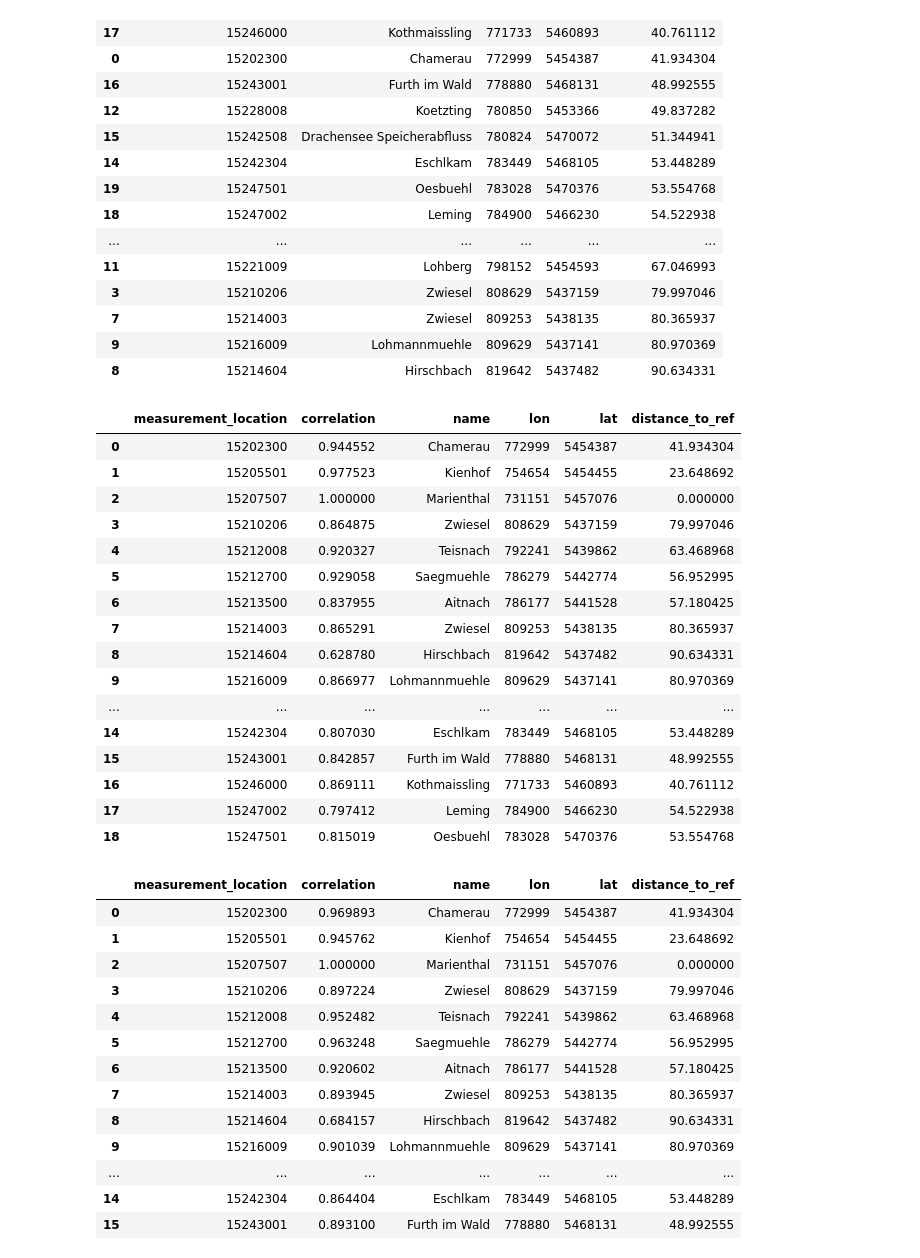
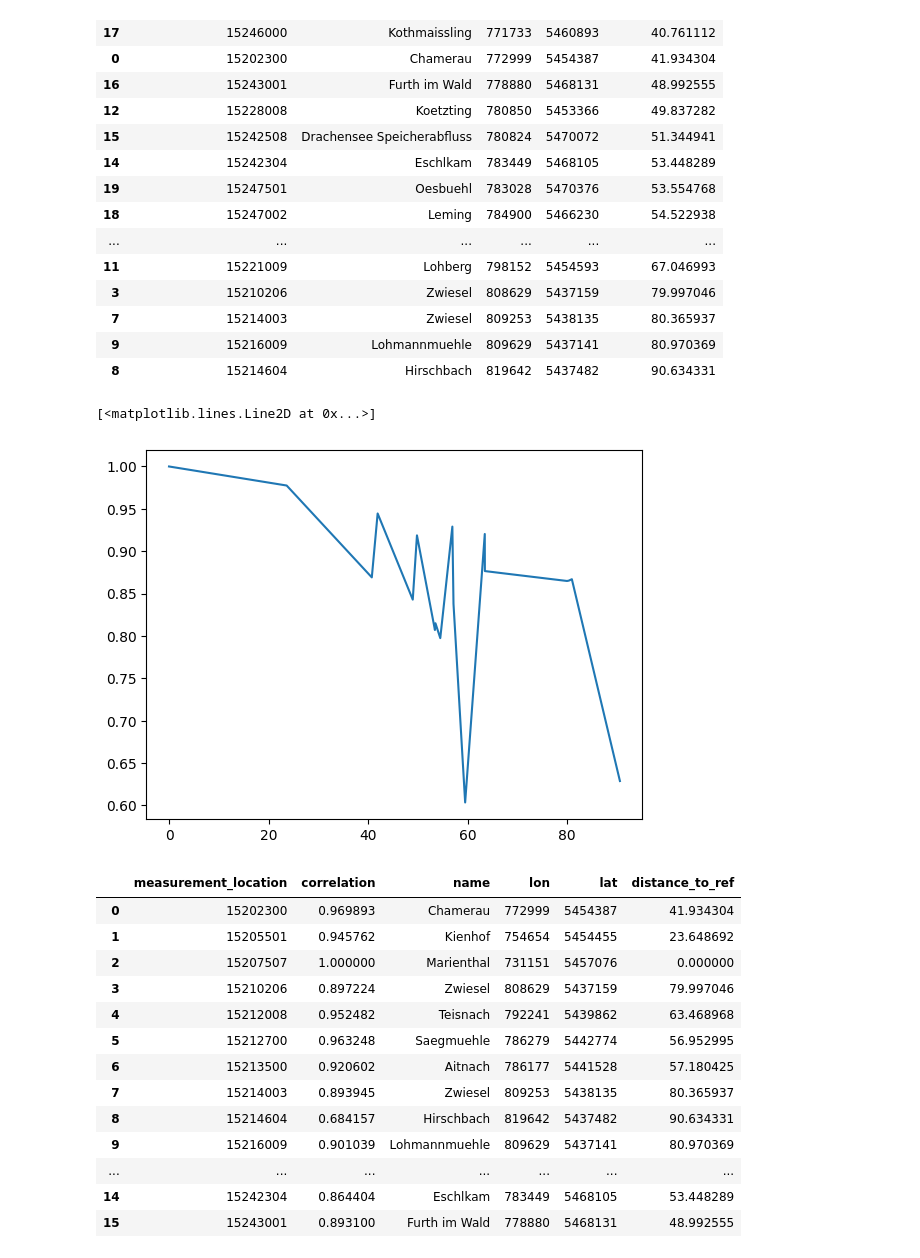
Before and after one commit to henrifnk/Seminar_ClimateNStatistics, a Jupyter notebook: work/07-hydroLSTM/notebooks/data_analysis.ipynb, the cells around one changed output. Saved outputs shown, nothing was run; the diff lists cells and outputs as text; code cells hidden in the pictures.

```diff
--- a/work/07-hydroLSTM/notebooks/data_analysis.ipynb
+++ b/work/07-hydroLSTM/notebooks/data_analysis.ipynb
@@ -152,28 +148,12 @@ stream_gauges
 # %%
 corr_matrix_with_15207507 = rolling_df.corr().loc[:, ['15207507']].reset_index()
 corr_matrix_with_15207507['measurement_location'] = corr_matrix_with_15207507['measurement_location'].astype(pd.Int64Dtype())
 corr_sorted = corr_matrix_with_15207507.merge(stream_gauges,on ='measurement_location')
 corr_sorted = corr_sorted.rename(columns={'15207507' : 'correlation'})
-# plt.plot(corr_sorted.sort_values('distance_to_ref')['distance_to_ref'].values,corr_sorted.sort_values('distance_to_ref')['correlation'].values)
-corr_sorted
+plt.plot(corr_sorted.sort_values('distance_to_ref')['distance_to_ref'].values,corr_sorted.sort_values('distance_to_ref')['correlation'].values)
 # %% [output]
-|  | measurement_location | correlation | name | lon | lat | distance_to_ref |
-| 0 | 15202300 | 0.944552 | Chamerau | 772999 | 5454387 | 41.934304 |
-| 1 | 15205501 | 0.977523 | Kienhof | 754654 | 5454455 | 23.648692 |
-| 2 | 15207507 | 1.000000 | Marienthal | 731151 | 5457076 | 0.000000 |
-| 3 | 15210206 | 0.864875 | Zwiesel | 808629 | 5437159 | 79.997046 |
-| 4 | 15212008 | 0.920327 | Teisnach | 792241 | 5439862 | 63.468968 |
-| 5 | 15212700 | 0.929058 | Saegmuehle | 786279 | 5442774 | 56.952995 |
-| 6 | 15213500 | 0.837955 | Aitnach | 786177 | 5441528 | 57.180425 |
-| 7 | 15214003 | 0.865291 | Zwiesel | 809253 | 5438135 | 80.365937 |
-| 8 | 15214604 | 0.628780 | Hirschbach | 819642 | 5437482 | 90.634331 |
-| 9 | 15216009 | 0.866977 | Lohmannmuehle | 809629 | 5437141 | 80.970369 |
-| ... | ... | ... | ... | ... | ... | ... |
-| 14 | 15242304 | 0.807030 | Eschlkam | 783449 | 5468105 | 53.448289 |
-| 15 | 15243001 | 0.842857 | Furth im Wald | 778880 | 5468131 | 48.992555 |
-| 16 | 15246000 | 0.869111 | Kothmaissling | 771733 | 5460893 | 40.761112 |
-| 17 | 15247002 | 0.797412 | Leming | 784900 | 5466230 | 54.522938 |
-| 18 | 15247501 | 0.815019 | Oesbuehl | 783028 | 5470376 | 53.554768 |
+[<matplotlib.lines.Line2D at 0x...>]
+[figure, added]
 # %%
 lag_df = rolling_df.copy()
 lag_df['15207507'] = lag_df['15207507'].shift(-1).dropna()
```
Also changed, not shown: parts of 5 cells of this notebook, 1 other file.
